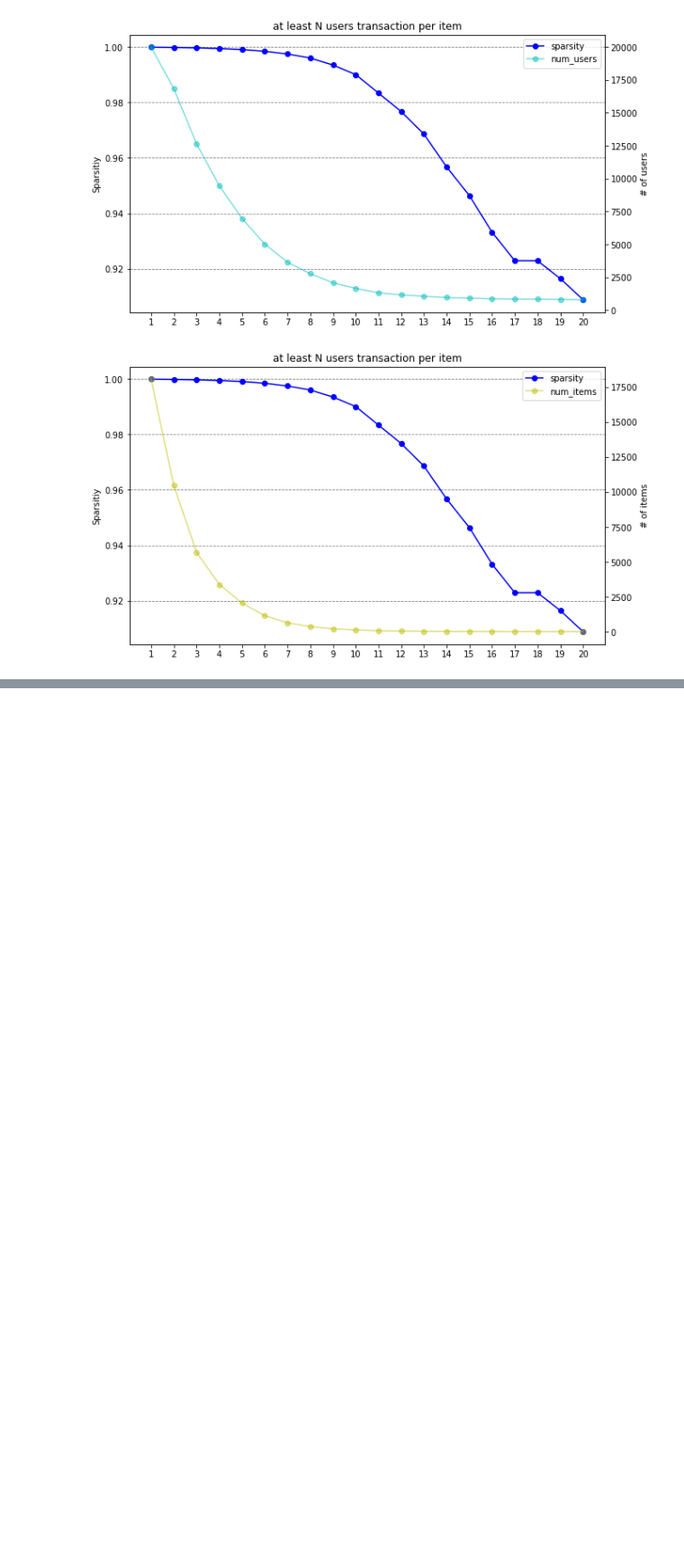
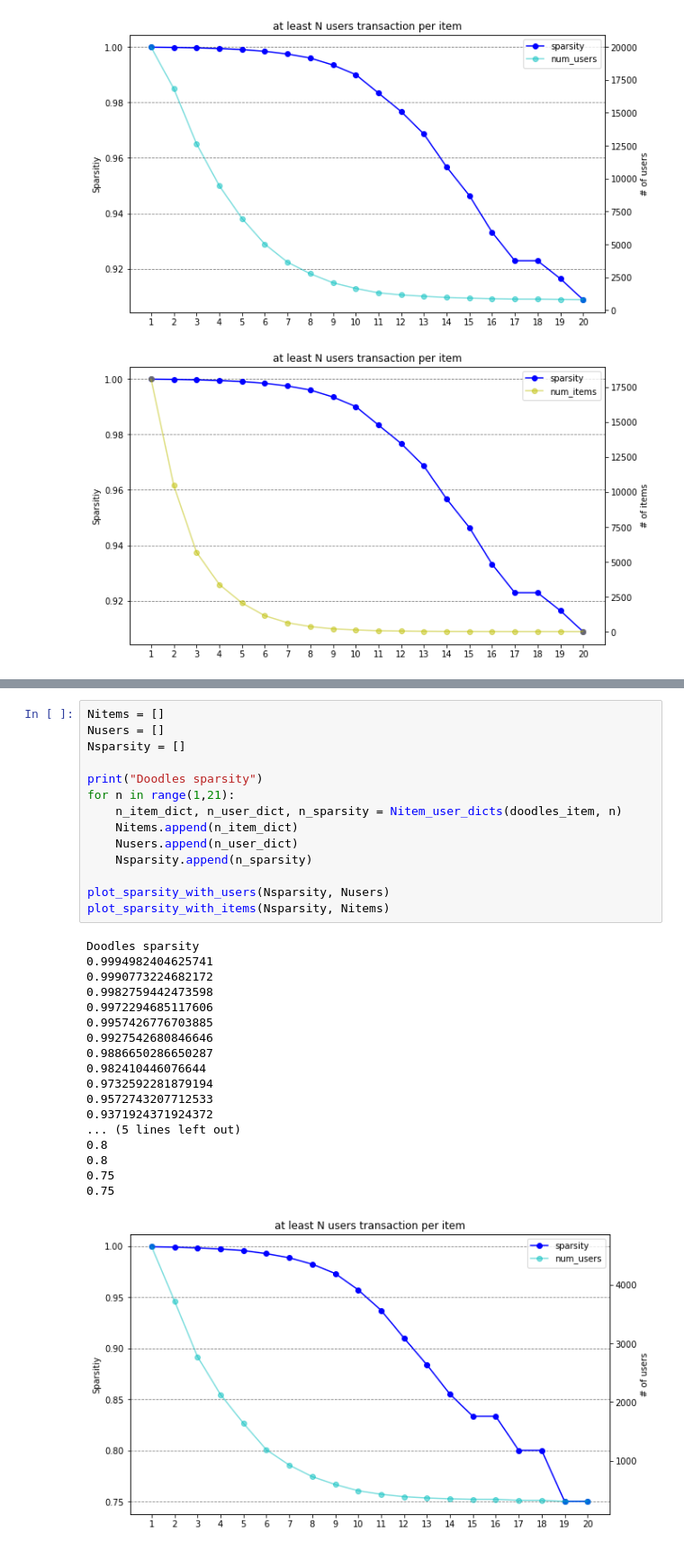
Before and after one commit to mincule/NFT, a Jupyter notebook: 02_DataStatistics.ipynb, the cells around one changed output, grey strips where cells are left out. Shown at 90% size. Drawn from its saved outputs; the diff is of its cells as text; blank space fills up the shorter version.

```diff
--- a/02_DataStatistics.ipynb
+++ b/02_DataStatistics.ipynb
@@ -382,0 +552,33 @@ plot_sparsity_with_items(Nsparsity, Nitems)
+# %%
+Nitems = []
+Nusers = []
+Nsparsity = []
+
+print("Doodles sparsity")
+for n in range(1,21):
+    n_item_dict, n_user_dict, n_sparsity = Nitem_user_dicts(doodles_item, n)
+    Nitems.append(n_item_dict)
+    Nusers.append(n_user_dict)
+    Nsparsity.append(n_sparsity)
+
+plot_sparsity_with_users(Nsparsity, Nusers)
+plot_sparsity_with_items(Nsparsity, Nitems)
+# %% [output]
+Doodles sparsity
+0.9994982404625741
+0.9990773224682172
+0.9982759442473598
+0.9972294685117606
+0.9957426776703885
+0.9927542680846646
+0.9886650286650287
+0.982410446076644
+0.9732592281879194
+0.9572743207712533
+0.9371924371924372
+... (5 lines left out)
+0.8
+0.8
+0.75
+0.75
+[figure, added]
```
Also changed, not shown: parts of 13 cells of this notebook.
